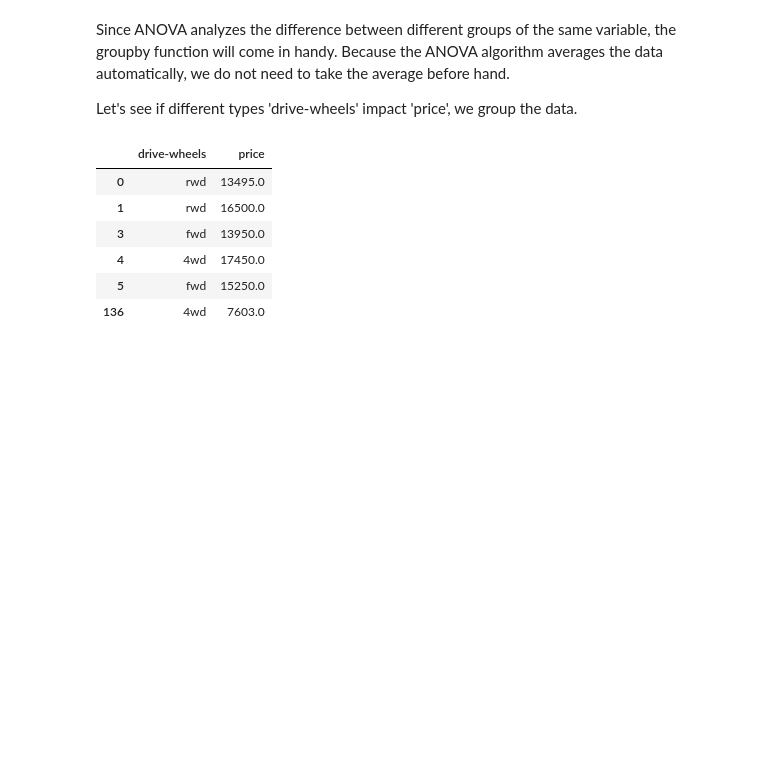
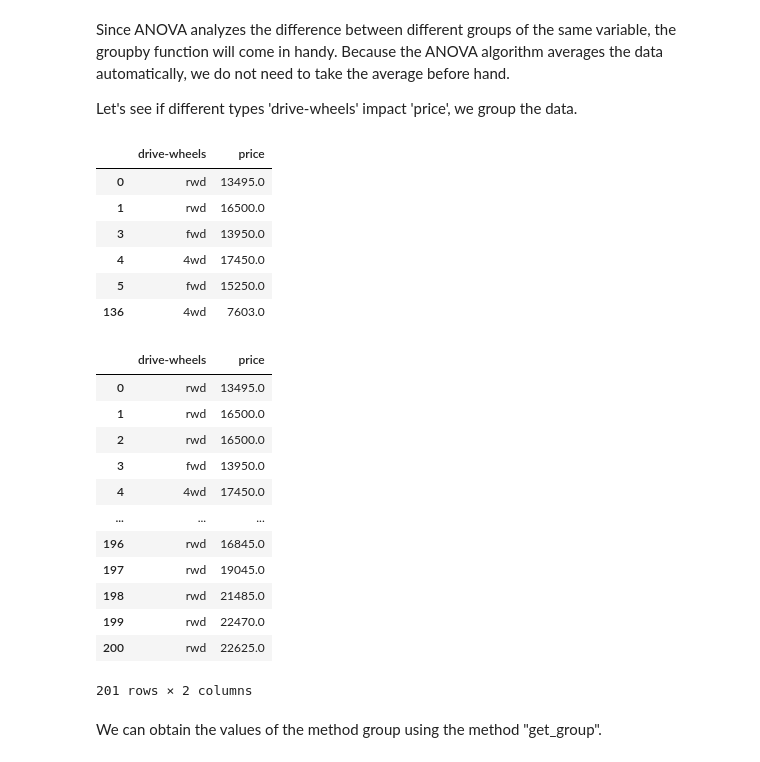
Before and after one commit to sebastianhenaosanta/pythonDataAnalysis-, a Jupyter notebook: week3/Exploratory Data Analysis (EDA).ipynb, the cells around one changed output. Drawn from its saved outputs; the diff is of its cells as text; code cells hidden in the pictures; blank space fills up the shorter version.

```diff
--- a/week3/Exploratory Data Analysis (EDA).ipynb
+++ b/week3/Exploratory Data Analysis (EDA).ipynb
@@ -794,3 +794,21 @@ grouped_test2.head(2)
 | 4 | 4wd | 17450.0 |
 | 5 | fwd | 15250.0 |
 | 136 | 4wd | 7603.0 |
+# %%
+df_gptest
+# %% [output]
+|  | drive-wheels | price |
+| 0 | rwd | 13495.0 |
+| 1 | rwd | 16500.0 |
+| 2 | rwd | 16500.0 |
+| 3 | fwd | 13950.0 |
+| 4 | 4wd | 17450.0 |
+| ... | ... | ... |
+| 196 | rwd | 16845.0 |
+| 197 | rwd | 19045.0 |
+| 198 | rwd | 21485.0 |
+| 199 | rwd | 22470.0 |
+| 200 | rwd | 22625.0 |
+201 rows × 2 columns
+# %% [markdown]
+We can obtain the values of the method group using the method "get_group".
```
Also changed, not shown: parts of 13 cells of this notebook.
